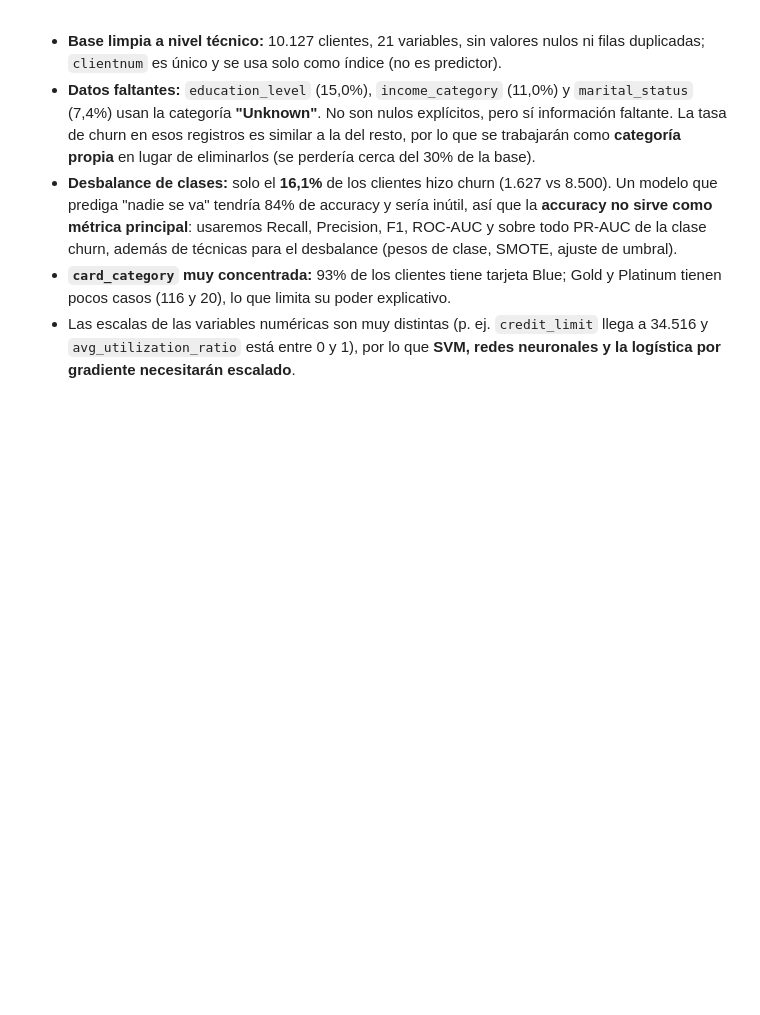
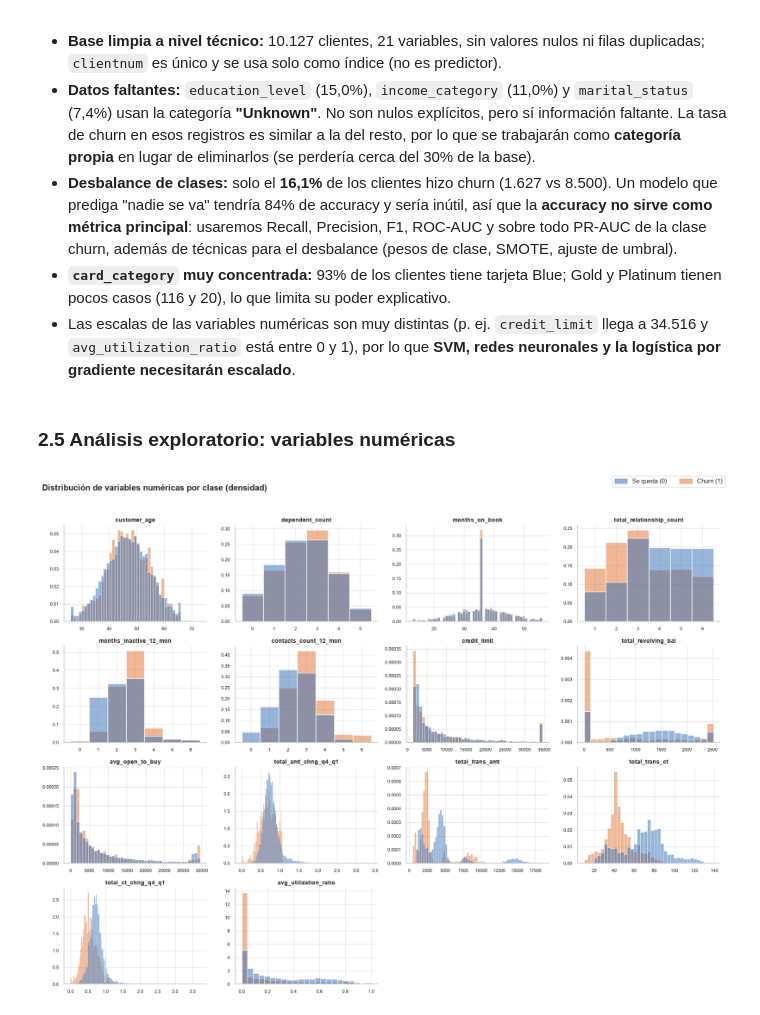
Before and after one commit to crissebasbol/bank_churn_prediction, a Jupyter notebook: notebooks/churn_analysis.ipynb, the cells around one changed output. Cells and saved outputs as stored; diff of their text form; code cells hidden in the pictures; blank space fills up the shorter version.

Commit message:
Finalización análisis exploratorio

```diff
--- a/notebooks/churn_analysis.ipynb
+++ b/notebooks/churn_analysis.ipynb
@@ -156,3 +184,10 @@ for col in cfg.CATEGORICAL_COLS:
 - **Desbalance de clases:** solo el **16,1%** de los clientes hizo churn (1.627 vs 8.500). Un modelo que prediga "nadie se va" tendría 84% de accuracy y sería inútil, así que la **accuracy no sirve como métrica principal**: usaremos Recall, Precision, F1, ROC-AUC y sobre todo PR-AUC de la clase churn, además de técnicas para el desbalance (pesos de clase, SMOTE, ajuste de umbral).
 - **`card_category` muy concentrada:** 93% de los clientes tiene tarjeta Blue; Gold y Platinum tienen pocos casos (116 y 20), lo que limita su poder explicativo.
 - Las escalas de las variables numéricas son muy distintas (p. ej. `credit_limit` llega a 34.516 y `avg_utilization_ratio` está entre 0 y 1), por lo que **SVM, redes neuronales y la logística por gradiente necesitarán escalado**.
+# %% [markdown]
+### 2.5 Análisis exploratorio: variables numéricas
+# %%
+fig = eda.plot_numeric_distributions(df)
+viz.save_fig(fig, "02_numeric_distributions")
+# %% [output]
+[figure, added]
```
Also changed, not shown: parts of 22 cells of this notebook, 5 other files.
